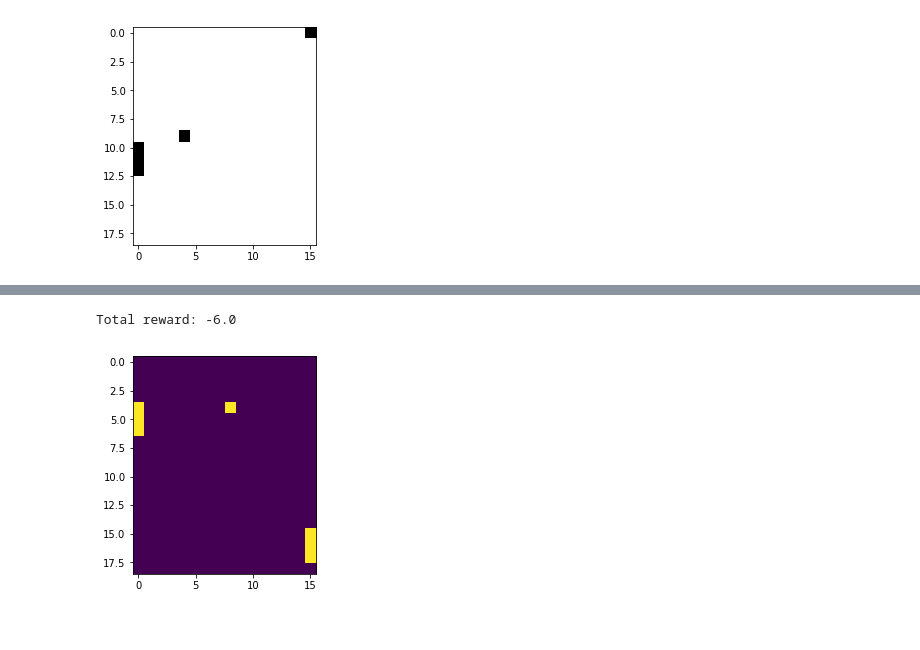
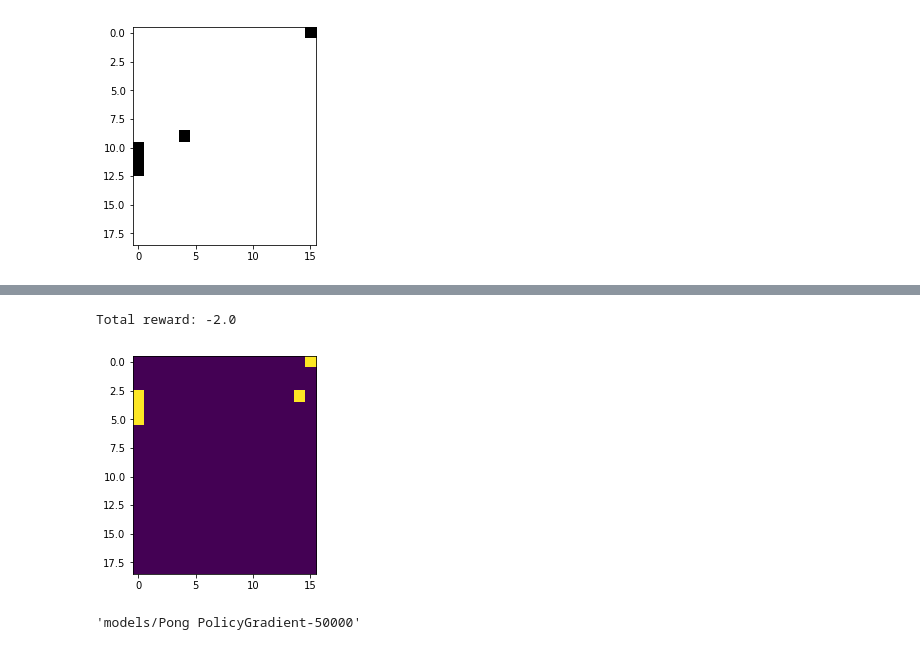
Before and after one commit to omikad/studying-ml, a Jupyter notebook: RL/gymbook.ipynb, the cells around one changed output, grey strips where cells are left out. Drawn from its saved outputs; the diff is of its cells as text; code cells hidden in the pictures.

Commit message:
Pong by policy gradient

```diff
--- a/RL/gymbook.ipynb
+++ b/RL/gymbook.ipynb
@@ -428,0 +430,5 @@ episode: 100/100, reward -20.3, frames 1095, exploration rate: 0.053
+# %%
+# Continue learning
+params.episodes_count = 10000
+agent, rewards = train_discounted_rewards(env, agent, params, normalize_rewards=True)
+plt.plot(rewards)
@@ -429,8 +458,15 @@ episode: 100/100, reward -20.3, frames 1095, exploration rate: 0.053
 # %%
 evaluate(env, agent, params, 500)
 # %% [output]
-Total reward: -6.0
+Total reward: -2.0
 # %%
-show(env, agent, params, 100, width=19, height=16, greedy=True)
+show(env, agent, params, 500, width=19, height=16, greedy=True)
 # %% [output]
-[figure, old version]
+[figure, new version]
+# %%
+# Save rewards/model
+pd.DataFrame(rewards).to_csv('models/rewards_40K_50K.csv', header=None)
+saver = tf.train.Saver()
+saver.save(session, 'models/Pong PolicyGradient', global_step=50000)
+# %% [output]
+'models/Pong PolicyGradient-50000'
```
Also changed, not shown: parts of 3 cells of this notebook, 13 other files.
